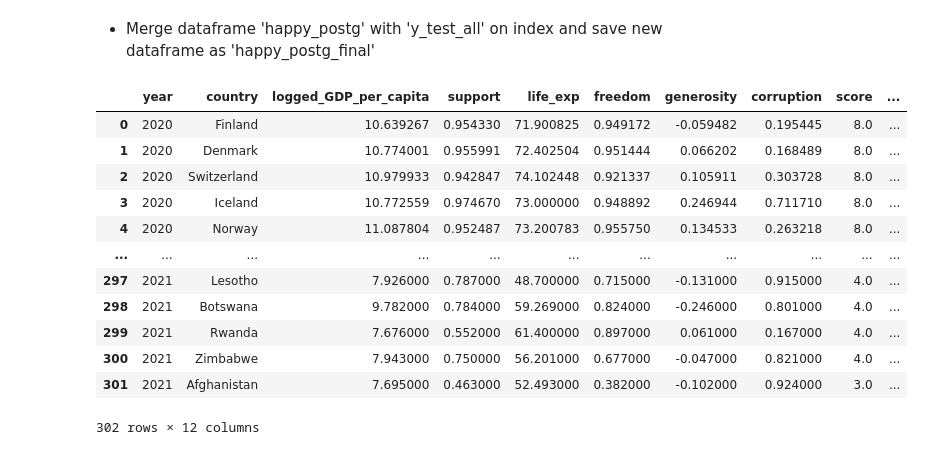
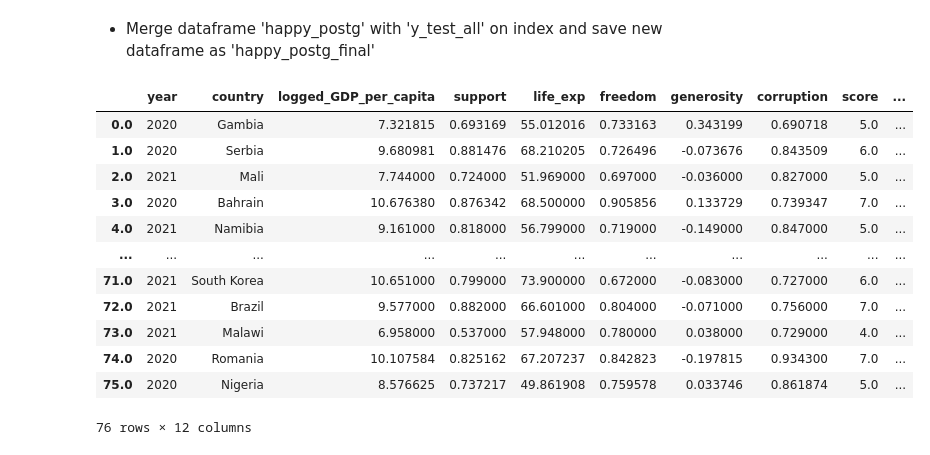
Before and after one commit to annabelcheong/project3, a Jupyter notebook: happinessETL.ipynb, the cells around one changed output. Saved outputs shown, nothing was run; the diff lists cells and outputs as text; code cells hidden in the pictures.

Commit message:
created final table with actual and predicted happiness scores

```diff
--- a/happinessETL.ipynb
+++ b/happinessETL.ipynb
@@ -374,26 +374,21 @@ y_test_all
 - Merge dataframe 'happy_postg' with 'y_test_all' on index and save new dataframe as 'happy_postg_final'
 # %%
 # Merge 'happy_postg' on index with 'y_test_all' on column name 'index'. (join=outer)
-happy_postg_final = pd.concat([happy_postg,y_test_all],axis="columns", join="outer")
+happy_postg_final = pd.merge(happy_postg,y_test_all, how="outer", left_index=True, right_on="index")
+happy_postg_final = happy_postg_final.dropna()
+happy_postg_final = happy_postg_final.sort_index()
 happy_postg_final
-
-# Rename columns
-# y_predicted = y_predicted.rename({'score':'xx'}, axis='columns')
-# print(y_predicted)
-
-# y_predicted = y_predicted.rename(columns={'score': 'predicted_score'})
-# y_predicted
 # %% [output]
 |  | year | country | logged_GDP_per_capita | support | life_exp | freedom | generosity | corruption | score | ... |
-| 0 | 2020 | Finland | 10.639267 | 0.954330 | 71.900825 | 0.949172 | -0.059482 | 0.195445 | 8.0 | ... |
-| 1 | 2020 | Denmark | 10.774001 | 0.955991 | 72.402504 | 0.951444 | 0.066202 | 0.168489 | 8.0 | ... |
-| 2 | 2020 | Switzerland | 10.979933 | 0.942847 | 74.102448 | 0.921337 | 0.105911 | 0.303728 | 8.0 | ... |
-| 3 | 2020 | Iceland | 10.772559 | 0.974670 | 73.000000 | 0.948892 | 0.246944 | 0.711710 | 8.0 | ... |
-| 4 | 2020 | Norway | 11.087804 | 0.952487 | 73.200783 | 0.955750 | 0.134533 | 0.263218 | 8.0 | ... |
+| 0.0 | 2020 | Gambia | 7.321815 | 0.693169 | 55.012016 | 0.733163 | 0.343199 | 0.690718 | 5.0 | ... |
+| 1.0 | 2020 | Serbia | 9.680981 | 0.881476 | 68.210205 | 0.726496 | -0.073676 | 0.843509 | 6.0 | ... |
+| 2.0 | 2021 | Mali | 7.744000 | 0.724000 | 51.969000 | 0.697000 | -0.036000 | 0.827000 | 5.0 | ... |
+| 3.0 | 2020 | Bahrain | 10.676380 | 0.876342 | 68.500000 | 0.905856 | 0.133729 | 0.739347 | 7.0 | ... |
+| 4.0 | 2021 | Namibia | 9.161000 | 0.818000 | 56.799000 | 0.719000 | -0.149000 | 0.847000 | 5.0 | ... |
 | ... | ... | ... | ... | ... | ... | ... | ... | ... | ... | ... |
-| 297 | 2021 | Lesotho | 7.926000 | 0.787000 | 48.700000 | 0.715000 | -0.131000 | 0.915000 | 4.0 | ... |
-| 298 | 2021 | Botswana | 9.782000 | 0.784000 | 59.269000 | 0.824000 | -0.246000 | 0.801000 | 4.0 | ... |
-| 299 | 2021 | Rwanda | 7.676000 | 0.552000 | 61.400000 | 0.897000 | 0.061000 | 0.167000 | 4.0 | ... |
-| 300 | 2021 | Zimbabwe | 7.943000 | 0.750000 | 56.201000 | 0.677000 | -0.047000 | 0.821000 | 4.0 | ... |
-| 301 | 2021 | Afghanistan | 7.695000 | 0.463000 | 52.493000 | 0.382000 | -0.102000 | 0.924000 | 3.0 | ... |
+| 71.0 | 2021 | South Korea | 10.651000 | 0.799000 | 73.900000 | 0.672000 | -0.083000 | 0.727000 | 6.0 | ... |
+| 72.0 | 2021 | Brazil | 9.577000 | 0.882000 | 66.601000 | 0.804000 | -0.071000 | 0.756000 | 7.0 | ... |
+| 73.0 | 2021 | Malawi | 6.958000 | 0.537000 | 57.948000 | 0.780000 | 0.038000 | 0.729000 | 4.0 | ... |
+| 74.0 | 2020 | Romania | 10.107584 | 0.825162 | 67.207237 | 0.842823 | -0.197815 | 0.934300 | 7.0 | ... |
+| 75.0 | 2020 | Nigeria | 8.576625 | 0.737217 | 49.861908 | 0.759578 | 0.033746 | 0.861874 | 5.0 | ... |
-302 rows × 12 columns
+76 rows × 12 columns
```
Also changed, not shown: parts of 1 cell of this notebook.
